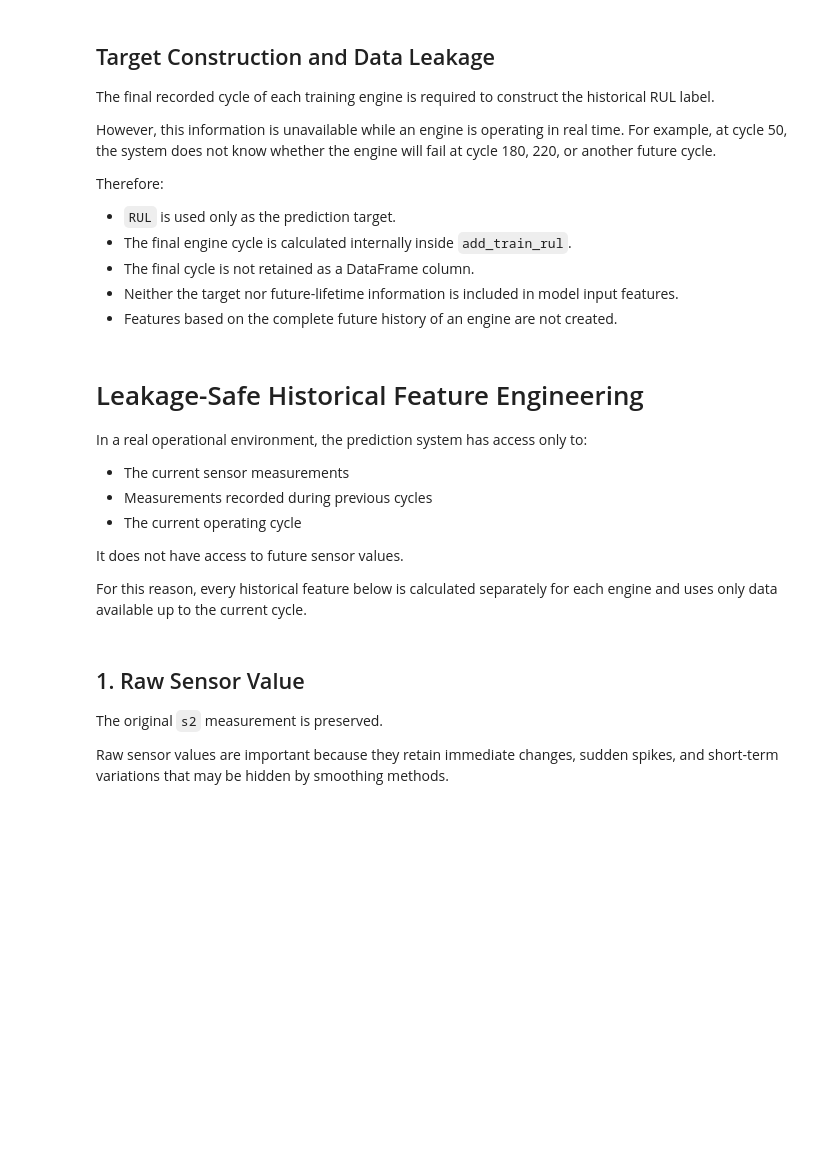
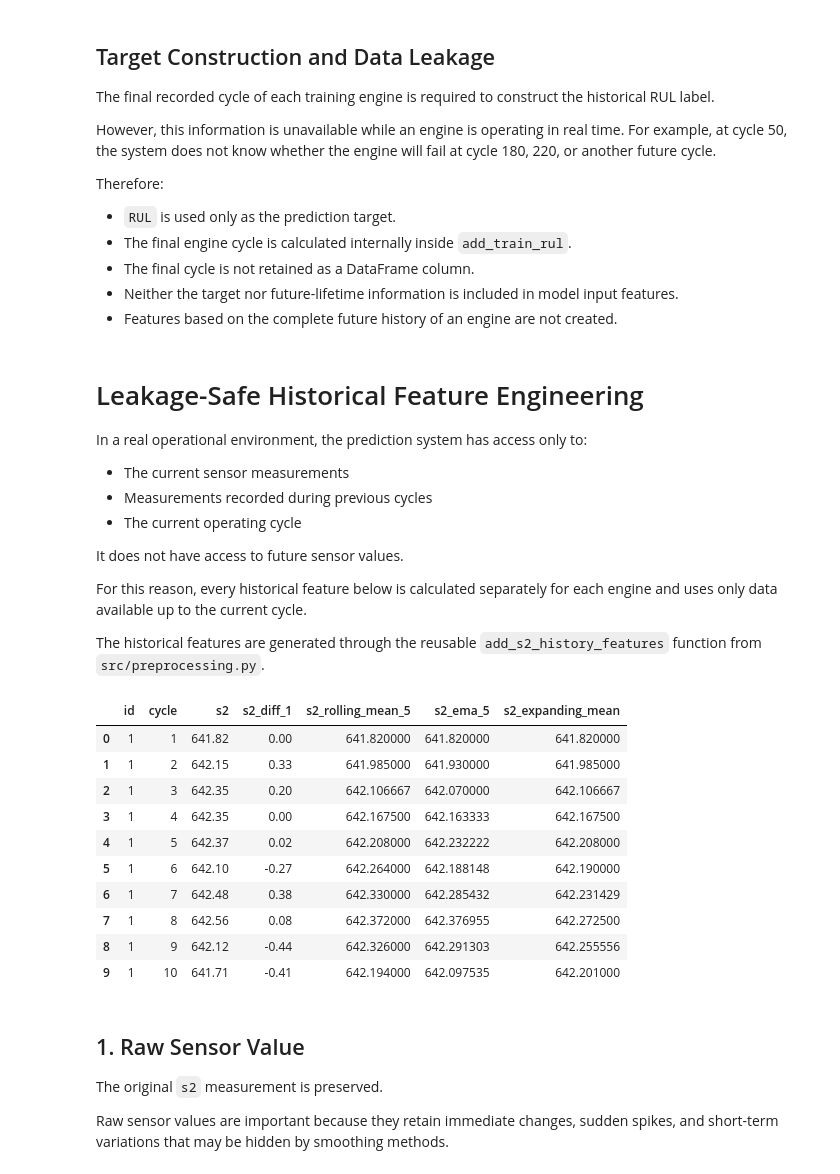
Before and after one commit to Alirzakf/Aircraft-Engine-Predictive-Maintenance-NASA-C-MAPSS, a Jupyter notebook: notebooks/02_rul_and_feature_engineering.ipynb, the cells around one changed output. Cells and saved outputs as stored; diff of their text form; code cells hidden in the pictures; blank space fills up the shorter version.

```diff
--- a/notebooks/02_rul_and_feature_engineering.ipynb
+++ b/notebooks/02_rul_and_feature_engineering.ipynb
@@ -208,6 +209,35 @@ In a real operational environment, the prediction system has access only to:
 It does not have access to future sensor values.
 
 For this reason, every historical feature below is calculated separately for each engine and uses only data available up to the current cycle.
+
+The historical features are generated through the reusable
+`add_s2_history_features` function from `src/preprocessing.py`.
+# %%
+df = add_s2_history_features(df).reset_index(drop=True)
+# %%
+feature_columns = [
+    "id",
+    "cycle",
+    "s2",
+    "s2_diff_1",
+    "s2_rolling_mean_5",
+    "s2_ema_5",
+    "s2_expanding_mean"
+]
+
+df[feature_columns].head(10)
+# %% [output]
+|  | id | cycle | s2 | s2_diff_1 | s2_rolling_mean_5 | s2_ema_5 | s2_expanding_mean |
+| 0 | 1 | 1 | 641.82 | 0.00 | 641.820000 | 641.820000 | 641.820000 |
+| 1 | 1 | 2 | 642.15 | 0.33 | 641.985000 | 641.930000 | 641.985000 |
+| 2 | 1 | 3 | 642.35 | 0.20 | 642.106667 | 642.070000 | 642.106667 |
+| 3 | 1 | 4 | 642.35 | 0.00 | 642.167500 | 642.163333 | 642.167500 |
+| 4 | 1 | 5 | 642.37 | 0.02 | 642.208000 | 642.232222 | 642.208000 |
+| 5 | 1 | 6 | 642.10 | -0.27 | 642.264000 | 642.188148 | 642.190000 |
+| 6 | 1 | 7 | 642.48 | 0.38 | 642.330000 | 642.285432 | 642.231429 |
+| 7 | 1 | 8 | 642.56 | 0.08 | 642.372000 | 642.376955 | 642.272500 |
+| 8 | 1 | 9 | 642.12 | -0.44 | 642.326000 | 642.291303 | 642.255556 |
+| 9 | 1 | 10 | 641.71 | -0.41 | 642.194000 | 642.097535 | 642.201000 |
 # %% [markdown]
 ## 1. Raw Sensor Value
 
```
Also changed, not shown: parts of 7 cells of this notebook, 1 other file.
